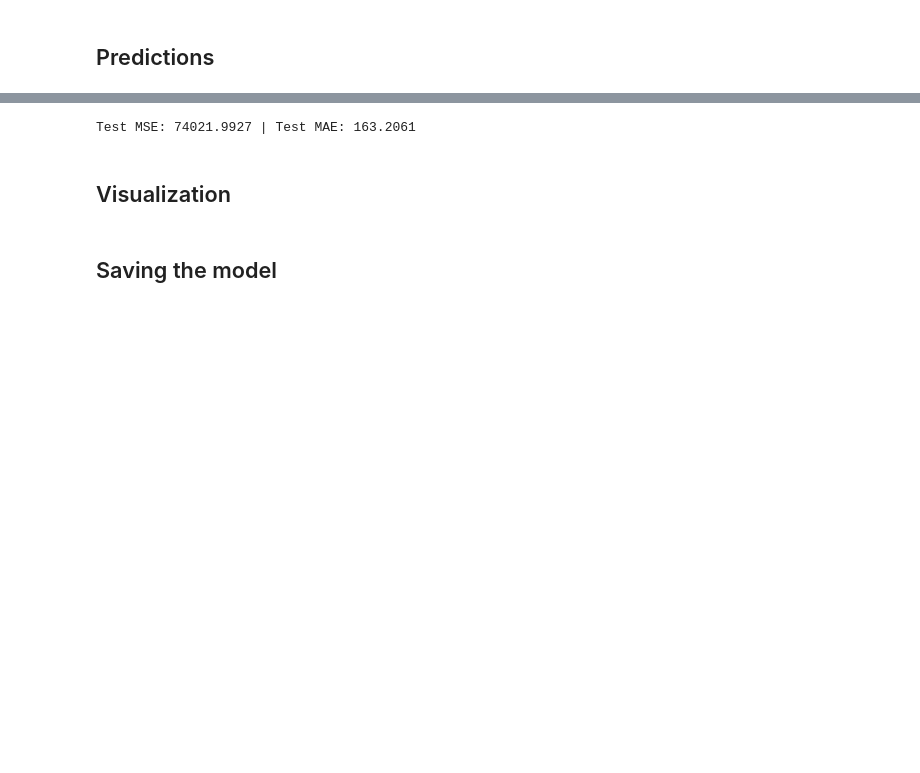
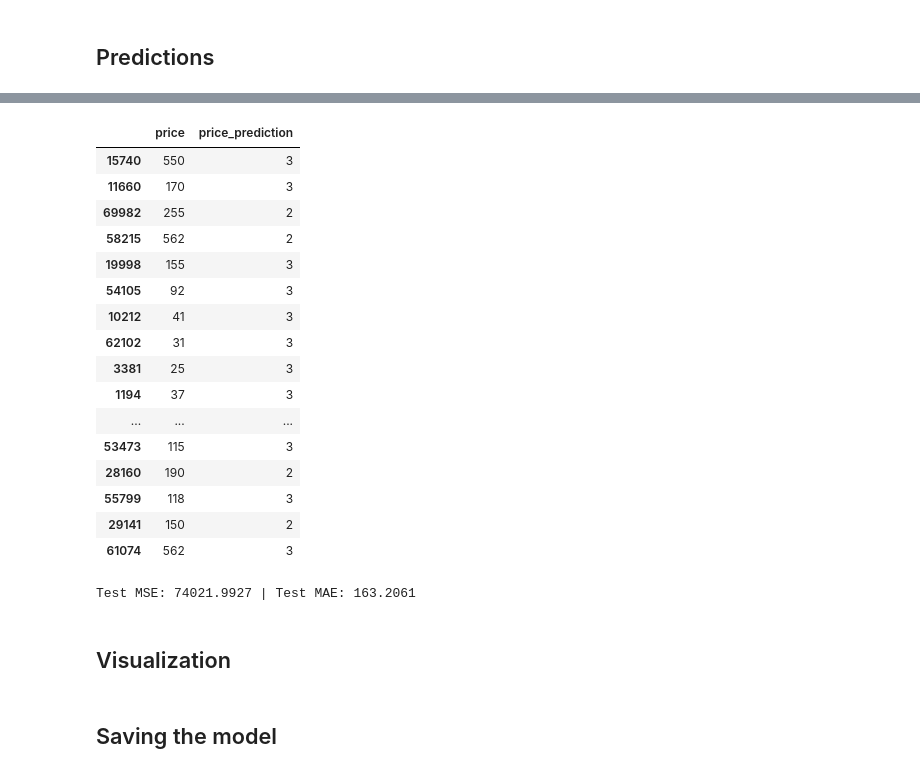
Before and after one commit to piotrlaczkowski/dex_pytorch, a Jupyter notebook: train.ipynb, the cells around one changed output, grey strips where cells are left out. Cells and saved outputs as stored; diff of their text form; code cells hidden in the pictures; blank space fills up the shorter version.

Commit message:
ENH: saving working dynamic dex regression

```diff
--- a/train.ipynb
+++ b/train.ipynb
@@ -74,8 +68,8 @@ DataConfig(target=['price'], continuous_cols=['hours_online', 'date_sold_day_sin
 # %%
 trainer_config = TrainerConfig(
     auto_lr_find=True, # Runs the LRFinder to automatically derive a learning rate
-    batch_size=1024,
-    max_epochs=10,
+    batch_size=512,
+    max_epochs=5,
     # early_stopping_patience=2,
     early_stopping=None,
     # gpus=-1,  #index of the GPU to use. -1 means all available GPUs, None, means CPU
@@ -98,8 +93,12 @@ from model_test import MyAwesomeModelConfig, MyAwesomeRegressionModel
 # %%
-model_config = MyAwesomeModelConfig(
+model_config = DexModelConfig(
     task="regression",
-    use_batch_norm =False,
-    learning_rate = 1e-3
+    layers="512-128-64",
+    activation="ReLU",
+    batch_norm_continuous_input=True,
+    use_batch_norm=False,
+    embedding_dropout=0.3,
+    dropout=0.3
 )
 
 tabular_model = TabularModel(
@@ -107,7 +106,7 @@ tabular_model = TabularModel(
     model_config=model_config,
     optimizer_config=optimizer_config,
     trainer_config=trainer_config,
-    model_callable = MyAwesomeRegressionModel
+    model_callable=DexModel
 )
 # hack to add missing name
 tabular_model.config["_model_name"] = "test_model_dex"
@@ -171,0 +156,3 @@ Global seed set to 42
+# %%
+pred_df = tabular_model.predict(df_test)
+pred_df.head()
@@ -172,5 +167,23 @@ Global seed set to 42
 # %%
-# pred_df.filter(regex=f"{target_col}*").sample(20).astype(int)
+pred_df.filter(regex=f"{target_col}*").sample(20).astype(int)
+# %% [output]
+|  | price | price_prediction |
+| 15740 | 550 | 3 |
+| 11660 | 170 | 3 |
+| 69982 | 255 | 2 |
+| 58215 | 562 | 2 |
+| 19998 | 155 | 3 |
+| 54105 | 92 | 3 |
+| 10212 | 41 | 3 |
+| 62102 | 31 | 3 |
+| 3381 | 25 | 3 |
+| 1194 | 37 | 3 |
+| ... | ... | ... |
+| 53473 | 115 | 3 |
+| 28160 | 190 | 2 |
+| 55799 | 118 | 3 |
+| 29141 | 150 | 2 |
+| 61074 | 562 | 3 |
 # %%
 # def print_metrics(y_true, y_pred, tag):
 #     if isinstance(y_true, pd.DataFrame) or isinstance(y_true, pd.Series):
```
Also changed, not shown: parts of 8 cells of this notebook, 2 other files.
